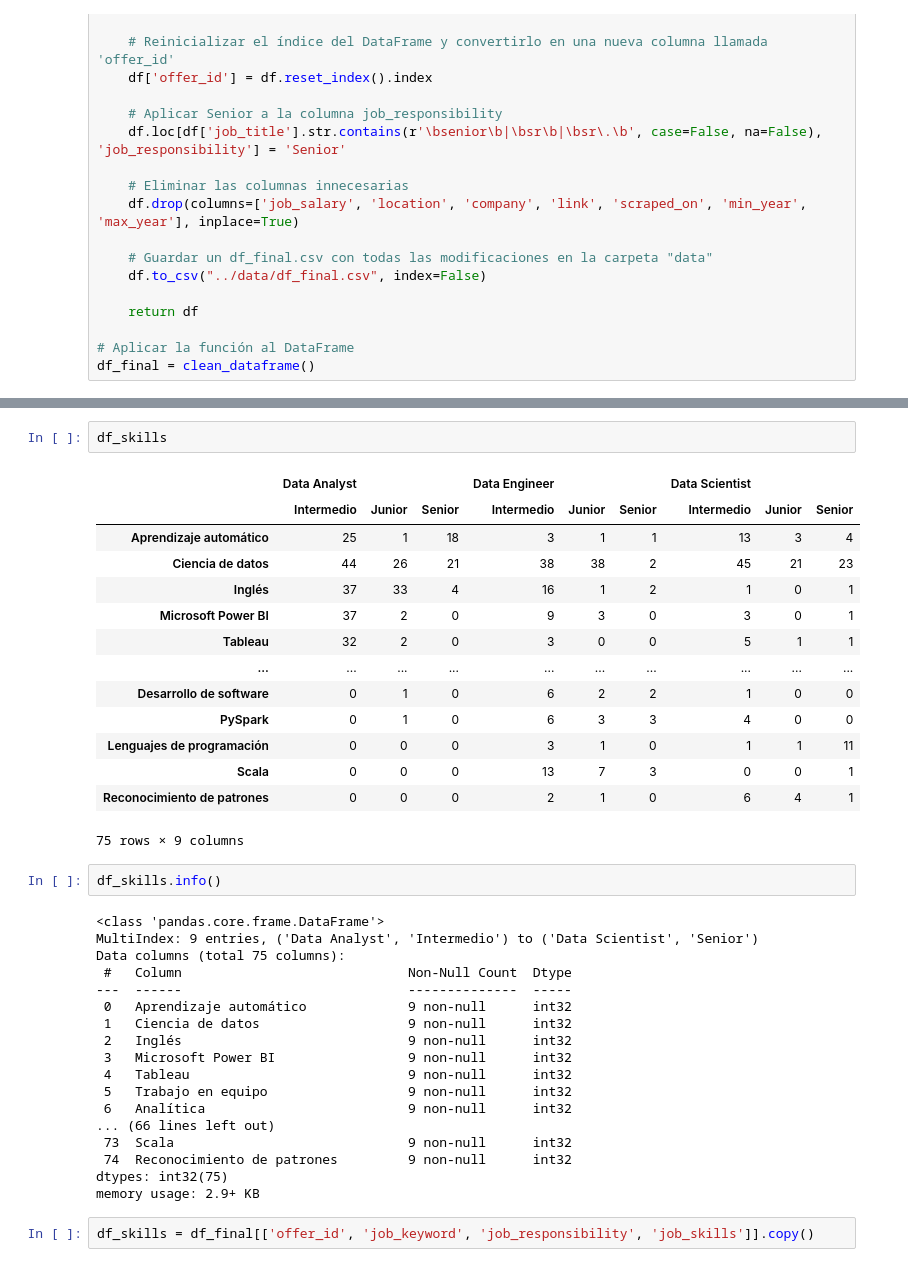
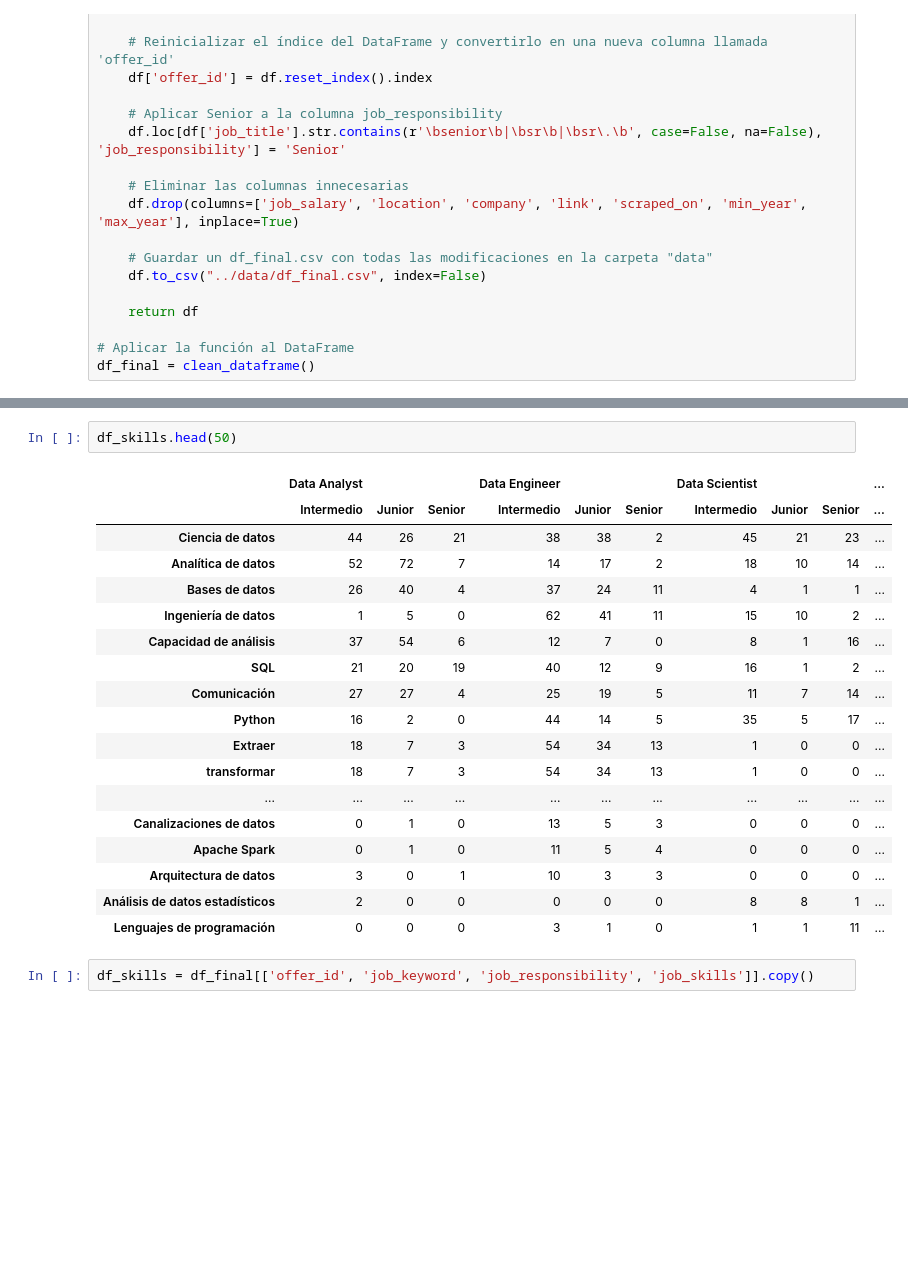
Before and after one commit to Yoith/linkedin-data-analysis, a Jupyter notebook: notebooks/cleaning.ipynb, the cells around one changed output, grey strips where cells are left out. Saved outputs shown, nothing was run; the diff lists cells and outputs as text; blank space fills up the shorter version.

```diff
--- a/notebooks/cleaning.ipynb
+++ b/notebooks/cleaning.ipynb
@@ -344,43 +373,27 @@ def generate_df_skills(df_final):
 
 # Aplicar la función
 df_skills = generate_df_skills(df_final)
-# %%
-df_skills
-# %% [output]
-|  | Data Analyst |  |  | Data Engineer |  |  | Data Scientist |  |  |
-|  | Intermedio | Junior | Senior | Intermedio | Junior | Senior | Intermedio | Junior | Senior |
-| Aprendizaje automático | 25 | 1 | 18 | 3 | 1 | 1 | 13 | 3 | 4 |
-| Ciencia de datos | 44 | 26 | 21 | 38 | 38 | 2 | 45 | 21 | 23 |
-| Inglés | 37 | 33 | 4 | 16 | 1 | 2 | 1 | 0 | 1 |
-| Microsoft Power BI | 37 | 2 | 0 | 9 | 3 | 0 | 3 | 0 | 1 |
-| Tableau | 32 | 2 | 0 | 3 | 0 | 0 | 5 | 1 | 1 |
-| ... | ... | ... | ... | ... | ... | ... | ... | ... | ... |
-| Desarrollo de software | 0 | 1 | 0 | 6 | 2 | 2 | 1 | 0 | 0 |
-| PySpark | 0 | 1 | 0 | 6 | 3 | 3 | 4 | 0 | 0 |
-| Lenguajes de programación | 0 | 0 | 0 | 3 | 1 | 0 | 1 | 1 | 11 |
-| Scala | 0 | 0 | 0 | 13 | 7 | 3 | 0 | 0 | 1 |
-| Reconocimiento de patrones | 0 | 0 | 0 | 2 | 1 | 0 | 6 | 4 | 1 |
-75 rows × 9 columns
-# %%
-df_skills.info()
-# %% [output]
-<class 'pandas.core.frame.DataFrame'>
-MultiIndex: 9 entries, ('Data Analyst', 'Intermedio') to ('Data Scientist', 'Senior')
-Data columns (total 75 columns):
- #   Column                             Non-Null Count  Dtype
----  ------                             --------------  -----
- 0   Aprendizaje automático             9 non-null      int32
- 1   Ciencia de datos                   9 non-null      int32
- 2   Inglés                             9 non-null      int32
- 3   Microsoft Power BI                 9 non-null      int32
- 4   Tableau                            9 non-null      int32
- 5   Trabajo en equipo                  9 non-null      int32
- 6   Analítica                          9 non-null      int32
-... (66 lines left out)
- 73  Scala                              9 non-null      int32
- 74  Reconocimiento de patrones         9 non-null      int32
-dtypes: int32(75)
-memory usage: 2.9+ KB
+# %%
+df_skills.head(50)
+# %% [output]
+|  | Data Analyst |  |  | Data Engineer |  |  | Data Scientist |  |  | ... |
+|  | Intermedio | Junior | Senior | Intermedio | Junior | Senior | Intermedio | Junior | Senior | ... |
+| Ciencia de datos | 44 | 26 | 21 | 38 | 38 | 2 | 45 | 21 | 23 | ... |
+| Analítica de datos | 52 | 72 | 7 | 14 | 17 | 2 | 18 | 10 | 14 | ... |
+| Bases de datos | 26 | 40 | 4 | 37 | 24 | 11 | 4 | 1 | 1 | ... |
+| Ingeniería de datos | 1 | 5 | 0 | 62 | 41 | 11 | 15 | 10 | 2 | ... |
+| Capacidad de análisis | 37 | 54 | 6 | 12 | 7 | 0 | 8 | 1 | 16 | ... |
+| SQL | 21 | 20 | 19 | 40 | 12 | 9 | 16 | 1 | 2 | ... |
+| Comunicación | 27 | 27 | 4 | 25 | 19 | 5 | 11 | 7 | 14 | ... |
+| Python | 16 | 2 | 0 | 44 | 14 | 5 | 35 | 5 | 17 | ... |
+| Extraer | 18 | 7 | 3 | 54 | 34 | 13 | 1 | 0 | 0 | ... |
+| transformar | 18 | 7 | 3 | 54 | 34 | 13 | 1 | 0 | 0 | ... |
+| ... | ... | ... | ... | ... | ... | ... | ... | ... | ... | ... |
+| Canalizaciones de datos | 0 | 1 | 0 | 13 | 5 | 3 | 0 | 0 | 0 | ... |
+| Apache Spark | 0 | 1 | 0 | 11 | 5 | 4 | 0 | 0 | 0 | ... |
+| Arquitectura de datos | 3 | 0 | 1 | 10 | 3 | 3 | 0 | 0 | 0 | ... |
+| Análisis de datos estadísticos | 2 | 0 | 0 | 0 | 0 | 0 | 8 | 8 | 1 | ... |
+| Lenguajes de programación | 0 | 0 | 0 | 3 | 1 | 0 | 1 | 1 | 11 | ... |
 # %%
 df_skills = df_final[['offer_id', 'job_keyword', 'job_responsibility', 'job_skills']].copy()
 # %%
```
Also changed, not shown: parts of 2 cells of this notebook, 1 other file.
